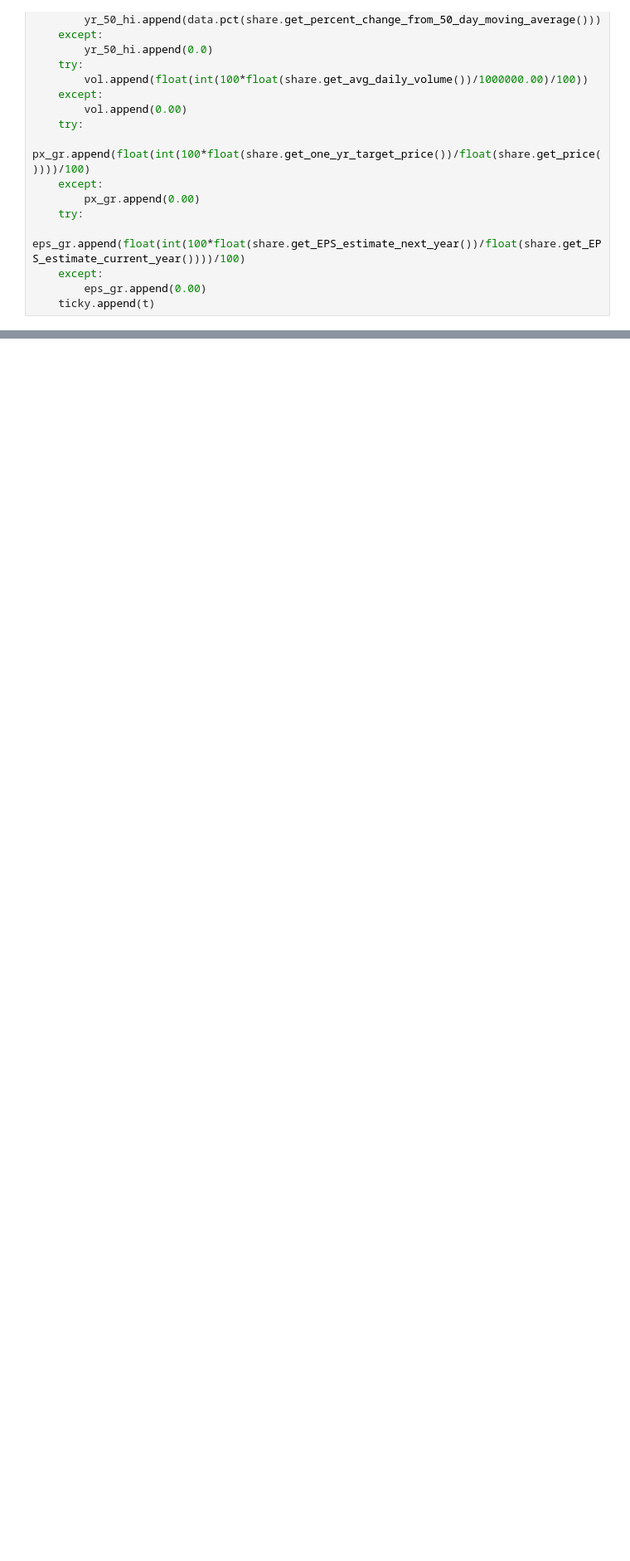
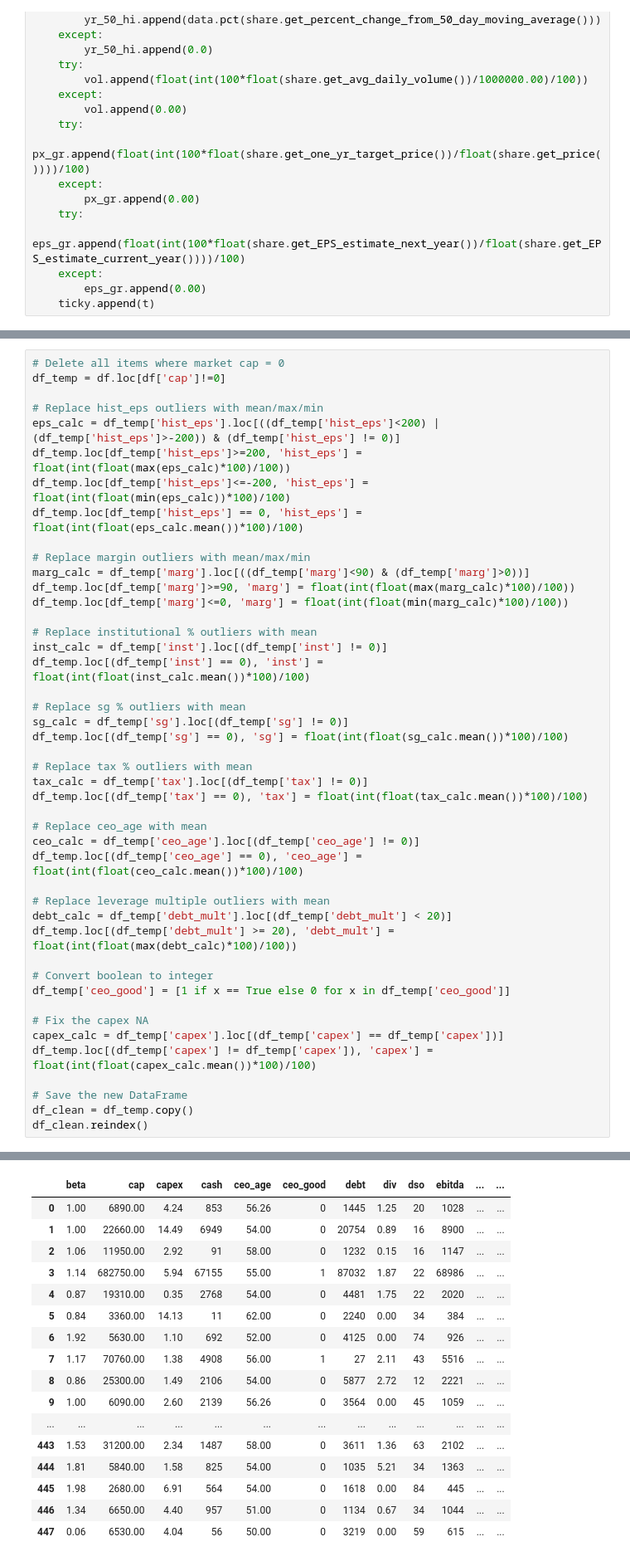
Before and after one commit to hh2010/metis_hasan, a Jupyter notebook: projects/02-luther/luther_hh.ipynb, the cells around one changed output, grey strips where cells are left out. Shown at 83% size. Drawn from its saved outputs; the diff is of its cells as text; blank space fills up the shorter version.

```diff
--- a/projects/02-luther/luther_hh.ipynb
+++ b/projects/02-luther/luther_hh.ipynb
@@ -224,0 +247,46 @@ for t in tqdm(ticks):
+# %%
+# Delete all items where market cap = 0
+df_temp = df.loc[df['cap']!=0]
+
+# Replace hist_eps outliers with mean/max/min
+eps_calc = df_temp['hist_eps'].loc[((df_temp['hist_eps']<200) | (df_temp['hist_eps']>-200)) & (df_temp['hist_eps'] != 0)]
+df_temp.loc[df_temp['hist_eps']>=200, 'hist_eps'] = float(int(float(max(eps_calc)*100)/100))
+df_temp.loc[df_temp['hist_eps']<=-200, 'hist_eps'] = float(int(float(min(eps_calc))*100)/100)
+df_temp.loc[df_temp['hist_eps'] == 0, 'hist_eps'] = float(int(float(eps_calc.mean())*100)/100)
+
+# Replace margin outliers with mean/max/min
+marg_calc = df_temp['marg'].loc[((df_temp['marg']<90) & (df_temp['marg']>0))]
+df_temp.loc[df_temp['marg']>=90, 'marg'] = float(int(float(max(marg_calc)*100)/100))
+df_temp.loc[df_temp['marg']<=0, 'marg'] = float(int(float(min(marg_calc)*100)/100))
+
+# Replace institutional % outliers with mean
+inst_calc = df_temp['inst'].loc[(df_temp['inst'] != 0)]
+df_temp.loc[(df_temp['inst'] == 0), 'inst'] = float(int(float(inst_calc.mean())*100)/100)
+
+# Replace sg % outliers with mean
+sg_calc = df_temp['sg'].loc[(df_temp['sg'] != 0)]
+df_temp.loc[(df_temp['sg'] == 0), 'sg'] = float(int(float(sg_calc.mean())*100)/100)
+
+# Replace tax % outliers with mean
+tax_calc = df_temp['tax'].loc[(df_temp['tax'] != 0)]
+df_temp.loc[(df_temp['tax'] == 0), 'tax'] = float(int(float(tax_calc.mean())*100)/100)
+
+# Replace ceo_age with mean
+ceo_calc = df_temp['ceo_age'].loc[(df_temp['ceo_age'] != 0)]
+df_temp.loc[(df_temp['ceo_age'] == 0), 'ceo_age'] = float(int(float(ceo_calc.mean())*100)/100)
+
+# Replace leverage multiple outliers with mean
+debt_calc = df_temp['debt_mult'].loc[(df_temp['debt_mult'] < 20)]
+df_temp.loc[(df_temp['debt_mult'] >= 20), 'debt_mult'] = float(int(float(max(debt_calc)*100)/100))
+
+# Convert boolean to integer
+df_temp['ceo_good'] = [1 if x == True else 0 for x in df_temp['ceo_good']]
+
+# Fix the capex NA
+capex_calc = df_temp['capex'].loc[(df_temp['capex'] == df_temp['capex'])]
+df_temp.loc[(df_temp['capex'] != df_temp['capex']), 'capex'] = float(int(float(capex_calc.mean())*100)/100)
+
+# Save the new DataFrame
+df_clean = df_temp.copy()
+df_clean.reindex()
+# %% [output]
@@ -224,0 +302,17 @@ for t in tqdm(ticks):
+|  | beta | cap | capex | cash | ceo_age | ceo_good | debt | div | dso | ebitda | ... | ... |
+| 0 | 1.00 | 6890.00 | 4.24 | 853 | 56.26 | 0 | 1445 | 1.25 | 20 | 1028 | ... | ... |
+| 1 | 1.00 | 22660.00 | 14.49 | 6949 | 54.00 | 0 | 20754 | 0.89 | 16 | 8900 | ... | ... |
+| 2 | 1.06 | 11950.00 | 2.92 | 91 | 58.00 | 0 | 1232 | 0.15 | 16 | 1147 | ... | ... |
+| 3 | 1.14 | 682750.00 | 5.94 | 67155 | 55.00 | 1 | 87032 | 1.87 | 22 | 68986 | ... | ... |
+| 4 | 0.87 | 19310.00 | 0.35 | 2768 | 54.00 | 0 | 4481 | 1.75 | 22 | 2020 | ... | ... |
+| 5 | 0.84 | 3360.00 | 14.13 | 11 | 62.00 | 0 | 2240 | 0.00 | 34 | 384 | ... | ... |
+| 6 | 1.92 | 5630.00 | 1.10 | 692 | 52.00 | 0 | 4125 | 0.00 | 74 | 926 | ... | ... |
+| 7 | 1.17 | 70760.00 | 1.38 | 4908 | 56.00 | 1 | 27 | 2.11 | 43 | 5516 | ... | ... |
+| 8 | 0.86 | 25300.00 | 1.49 | 2106 | 54.00 | 0 | 5877 | 2.72 | 12 | 2221 | ... | ... |
+| 9 | 1.00 | 6090.00 | 2.60 | 2139 | 56.26 | 0 | 3564 | 0.00 | 45 | 1059 | ... | ... |
+| ... | ... | ... | ... | ... | ... | ... | ... | ... | ... | ... | ... | ... |
+| 443 | 1.53 | 31200.00 | 2.34 | 1487 | 58.00 | 0 | 3611 | 1.36 | 63 | 2102 | ... | ... |
+| 444 | 1.81 | 5840.00 | 1.58 | 825 | 54.00 | 0 | 1035 | 5.21 | 34 | 1363 | ... | ... |
+| 445 | 1.98 | 2680.00 | 6.91 | 564 | 54.00 | 0 | 1618 | 0.00 | 84 | 445 | ... | ... |
+| 446 | 1.34 | 6650.00 | 4.40 | 957 | 51.00 | 0 | 1134 | 0.67 | 34 | 1044 | ... | ... |
+| 447 | 0.06 | 6530.00 | 4.04 | 56 | 50.00 | 0 | 3219 | 0.00 | 59 | 615 | ... | ... |
```
Also changed, not shown: parts of 46 cells of this notebook, 10 other files.
